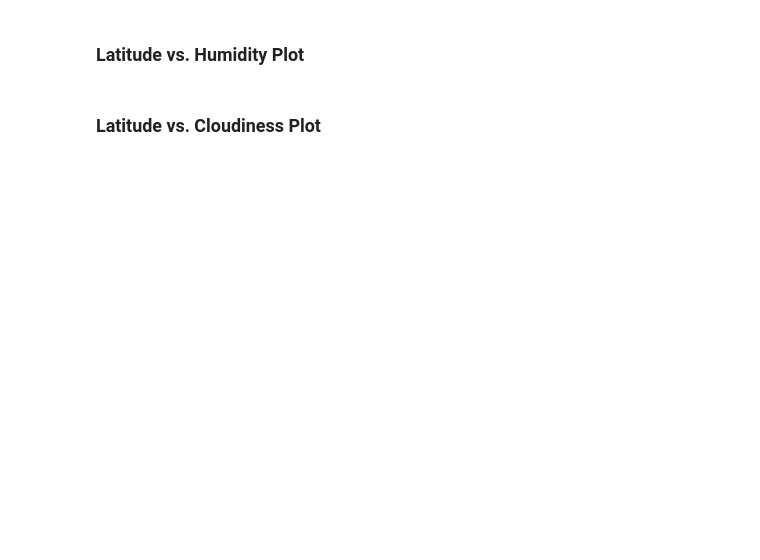
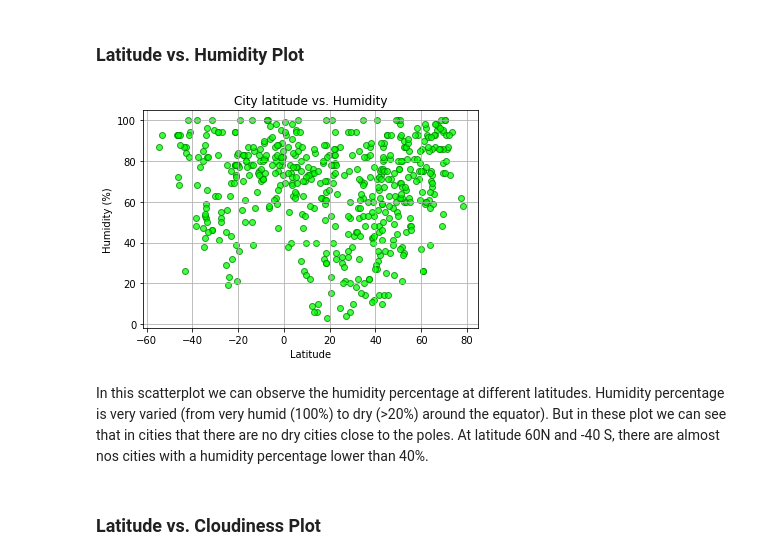
Before and after one commit to mgeffroy/Python_api_challenge, a Jupyter notebook: WeatherPy/Weather/WeatherPy.ipynb, the cells around one changed output. Cells and saved outputs as stored; diff of their text form; code cells hidden in the pictures; blank space fills up the shorter version.

```diff
--- a/WeatherPy/Weather/WeatherPy.ipynb
+++ b/WeatherPy/Weather/WeatherPy.ipynb
@@ -264,14 +266,19 @@ plt.savefig("sp_latitude_vs_maxtemp.png")
 # %%
 #Create scatterplot
 plt.scatter(latitude_p, humidity_p, marker="o", facecolors="lime", edgecolors="green",
              alpha=0.75)
+plt.grid(True)
 #Add title and labels to scatter plot
 plt.title( "City latitude vs. Humidity")
 plt.xlabel("Latitude")
 plt.ylabel("Humidity (%)")
 
 #Save figure
 plt.savefig("sp_latitude_vs_humidity.png")
+# %% [output]
+[figure, added]
+# %% [markdown]
+In this scatterplot we can observe the humidity percentage at different latitudes. Humidity percentage is very varied (from very humid (100%) to dry (>20%) around the equator). But in these plot we can see that in cities that there are no dry cities close to the poles. At latitude 60N and -40 S, there are almost nos cities with a humidity percentage lower than 40%.
 # %% [markdown]
 ### Latitude vs. Cloudiness Plot
 # %%
```
Also changed, not shown: parts of 32 cells of this notebook, 15 other files.
